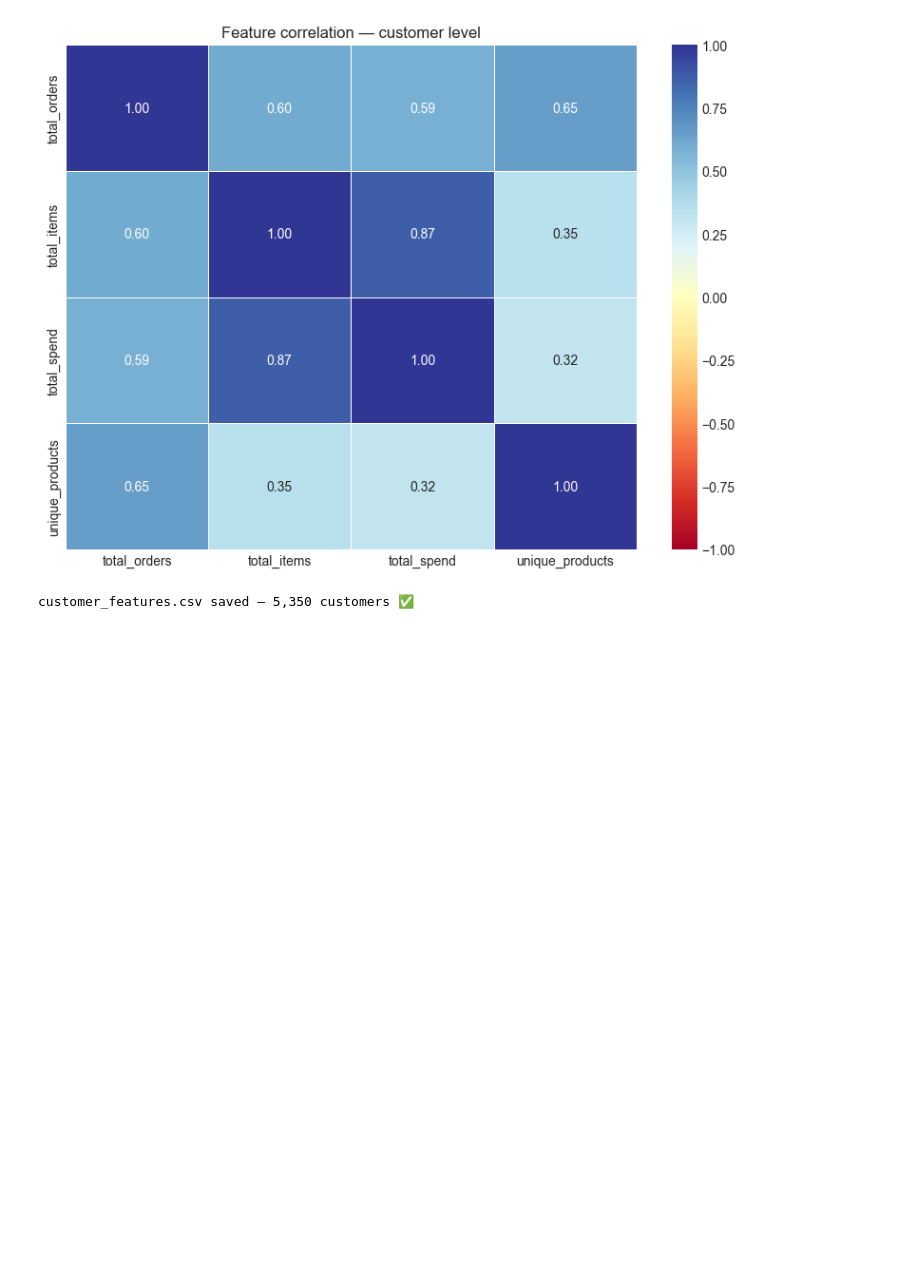
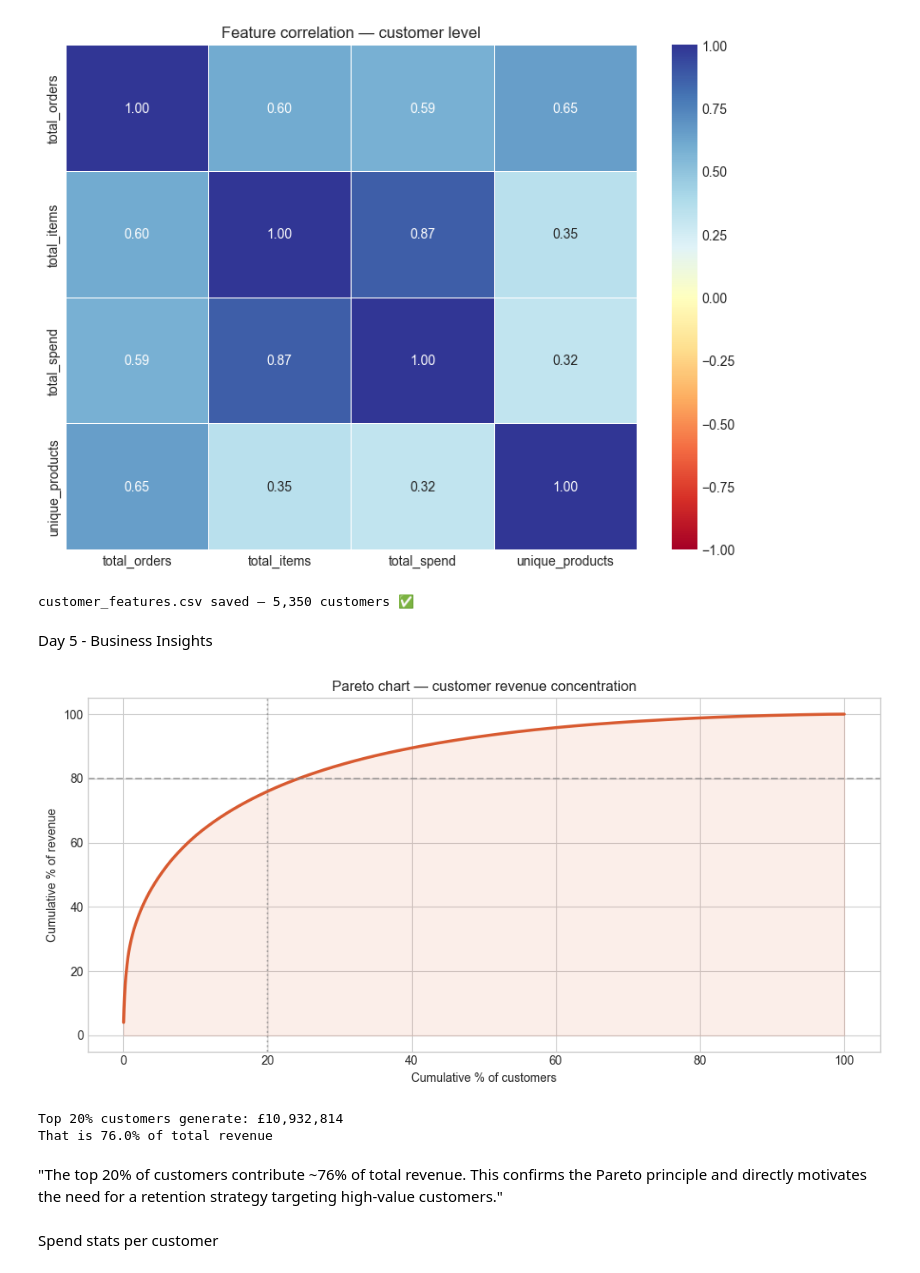
Before and after one commit to Ananthika-G/customer-segmentation, a Jupyter notebook: notebooks/01_EDA.ipynb .ipynb, the cells around one changed output. Saved outputs shown, nothing was run; the diff lists cells and outputs as text; code cells hidden in the pictures; blank space fills up the shorter version.

Commit message:
Week 1 complete: EDA done — Pareto, spend dist, order freq, 9 charts saved

```diff
--- a/notebooks/01_EDA.ipynb .ipynb
+++ b/notebooks/01_EDA.ipynb .ipynb
@@ -375,3 +376,45 @@ print(f"customer_features.csv saved — {len(customer_df):,} customers ✅")
 # %% [output]
 [figure]
 customer_features.csv saved — 5,350 customers ✅
+# %% [markdown]
+Day 5 - Business Insights
+# %%
+customer_revenue = (df_uk.groupby('Customer ID')['TotalPrice']
+                    .sum().sort_values(ascending=False)
+                    .reset_index())
+customer_revenue.columns = ['Customer ID', 'Revenue']
+
+total_revenue = customer_revenue['Revenue'].sum()
+customer_revenue['Cumulative %'] = (
+    customer_revenue['Revenue'].cumsum() / total_revenue * 100)
+customer_revenue['Customer %'] = (
+   np.arange(1, len(customer_revenue)+1)) / len(customer_revenue) * 100
+
+fig, ax = plt.subplots(figsize=(10,5))
+ax.plot(customer_revenue['Customer %'],
+        customer_revenue['Cumulative %'],
+        color='#d85a30', linewidth=2.5)
+ax.axhline(y=80, color='gray', linestyle='--', alpha=0.6)
+ax.axvline(x=20, color='gray', linestyle=':', alpha=0.6)
+ax.fill_between(customer_revenue['Customer %'],
+                customer_revenue['Cumulative %'],
+                alpha=0.1, color='#d85a30')
+ax.set_title('Pareto chart — customer revenue concentration')
+ax.set_xlabel('Cumulative % of customers')
+ax.set_ylabel('Cumulative % of revenue')
+plt.tight_layout()
+plt.savefig('../reports/figures/pareto_analysis.png', dpi=150)
+plt.show()
+
+top20_idx = int(len(customer_revenue) * 0.2)
+top20_rev = customer_revenue.iloc[:top20_idx]['Revenue'].sum()
+print(f"Top 20% customers generate: £{top20_rev:,.0f}")
+print(f"That is {top20_rev/total_revenue*100:.1f}% of total revenue")
+# %% [output]
+[figure, added]
+Top 20% customers generate: £10,932,814
+That is 76.0% of total revenue
+# %% [markdown]
+ "The top 20% of customers contribute ~76% of total revenue. This confirms the Pareto principle and directly motivates the need for a retention strategy targeting high-value customers."
+# %% [markdown]
+Spend stats per customer
```
Also changed, not shown: parts of 15 cells of this notebook, 4 other files.
